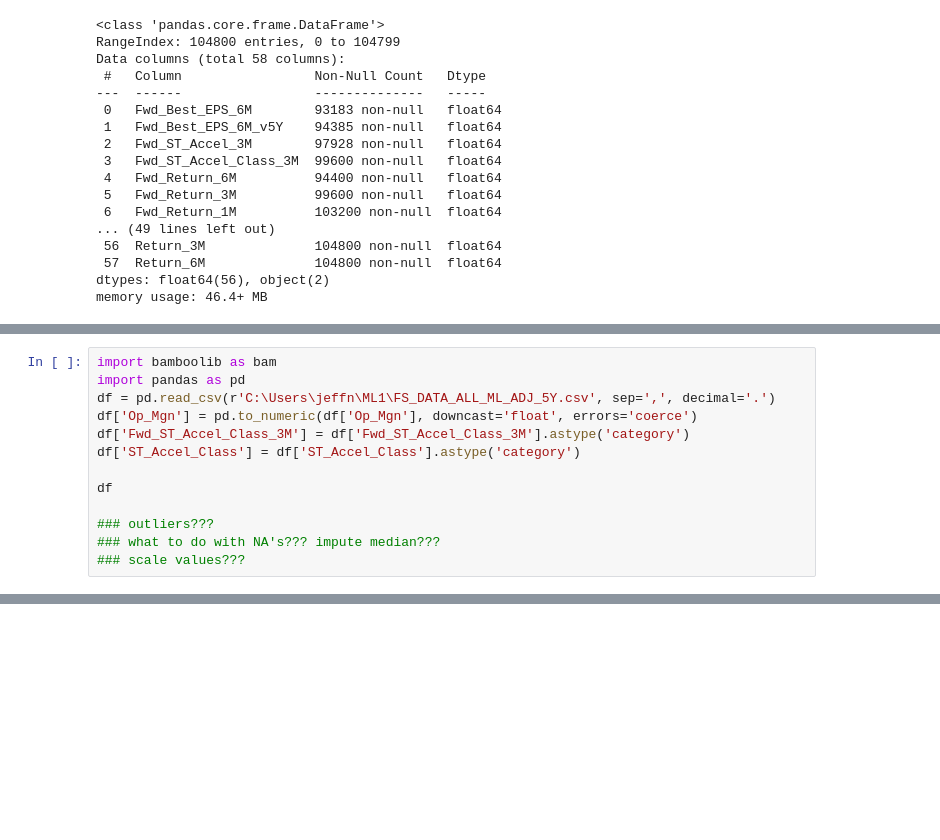
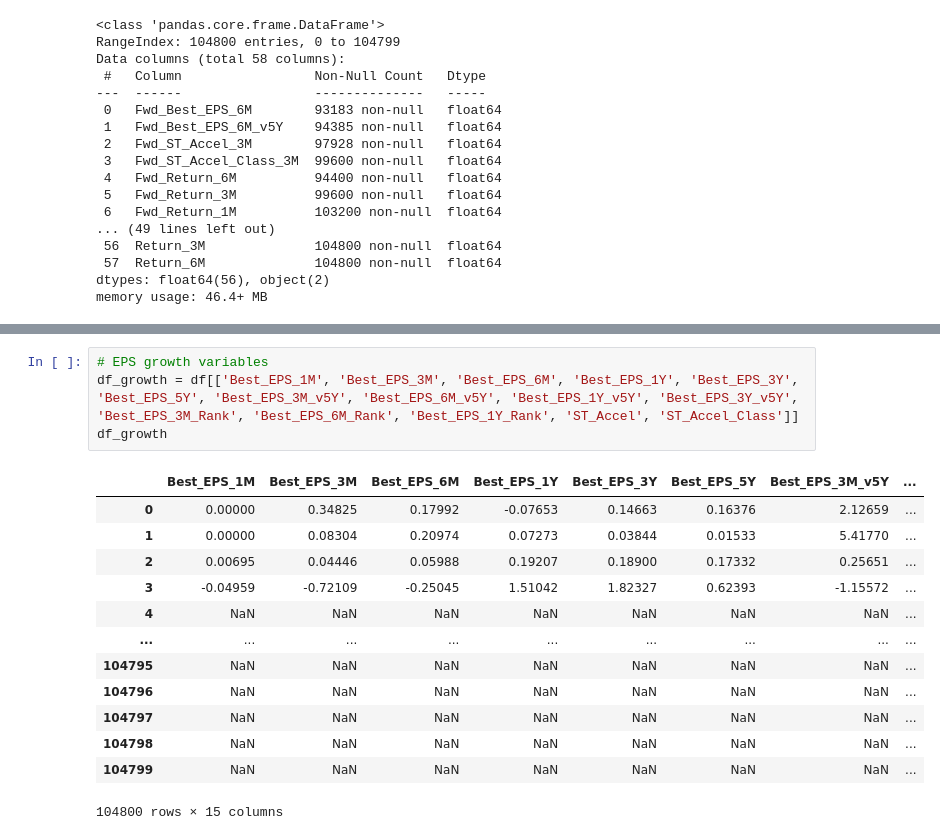
Before and after one commit to JosephWoodall/ML1_Project, a Jupyter notebook: ML1.ipynb, the cells around one changed output, grey strips where cells are left out. Drawn from its saved outputs; the diff is of its cells as text; blank space fills up the shorter version.

```diff
--- a/ML1.ipynb
+++ b/ML1.ipynb
@@ -379,13 +344,0 @@ dtype: int64
-# %%
-import bamboolib as bam
-import pandas as pd
-df = pd.read_csv(r'C:\Users\jeffn\ML1\FS_DATA_ALL_ML_ADJ_5Y.csv', sep=',', decimal='.')
-df['Op_Mgn'] = pd.to_numeric(df['Op_Mgn'], downcast='float', errors='coerce')
-df['Fwd_ST_Accel_Class_3M'] = df['Fwd_ST_Accel_Class_3M'].astype('category')
-df['ST_Accel_Class'] = df['ST_Accel_Class'].astype('category')
-
-df
-
-### outliers???
-### what to do with NA's??? impute median???
-### scale values???
@@ -427,0 +365,18 @@ memory usage: 46.2+ MB
+# %%
+# EPS growth variables
+df_growth = df[['Best_EPS_1M', 'Best_EPS_3M', 'Best_EPS_6M', 'Best_EPS_1Y', 'Best_EPS_3Y', 'Best_EPS_5Y', 'Best_EPS_3M_v5Y', 'Best_EPS_6M_v5Y', 'Best_EPS_1Y_v5Y', 'Best_EPS_3Y_v5Y', 'Best_EPS_3M_Rank', 'Best_EPS_6M_Rank', 'Best_EPS_1Y_Rank', 'ST_Accel', 'ST_Accel_Class']]
+df_growth
+# %% [output]
+|  | Best_EPS_1M | Best_EPS_3M | Best_EPS_6M | Best_EPS_1Y | Best_EPS_3Y | Best_EPS_5Y | Best_EPS_3M_v5Y | ... |
+| 0 | 0.00000 | 0.34825 | 0.17992 | -0.07653 | 0.14663 | 0.16376 | 2.12659 | ... |
+| 1 | 0.00000 | 0.08304 | 0.20974 | 0.07273 | 0.03844 | 0.01533 | 5.41770 | ... |
+| 2 | 0.00695 | 0.04446 | 0.05988 | 0.19207 | 0.18900 | 0.17332 | 0.25651 | ... |
+| 3 | -0.04959 | -0.72109 | -0.25045 | 1.51042 | 1.82327 | 0.62393 | -1.15572 | ... |
+| 4 | NaN | NaN | NaN | NaN | NaN | NaN | NaN | ... |
+| ... | ... | ... | ... | ... | ... | ... | ... | ... |
+| 104795 | NaN | NaN | NaN | NaN | NaN | NaN | NaN | ... |
+| 104796 | NaN | NaN | NaN | NaN | NaN | NaN | NaN | ... |
+| 104797 | NaN | NaN | NaN | NaN | NaN | NaN | NaN | ... |
+| 104798 | NaN | NaN | NaN | NaN | NaN | NaN | NaN | ... |
+| 104799 | NaN | NaN | NaN | NaN | NaN | NaN | NaN | ... |
+104800 rows × 15 columns
```
Also changed, not shown: parts of 23 cells of this notebook.
